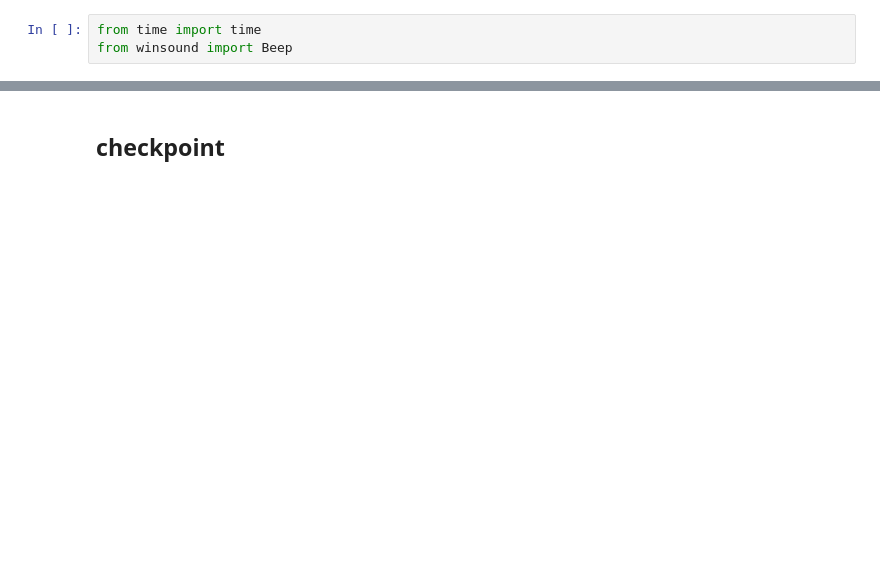
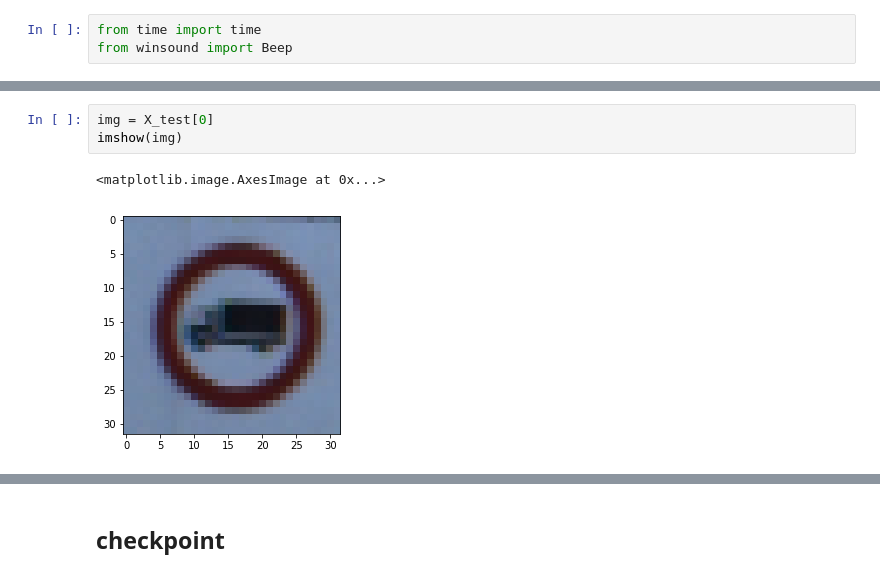
Before and after one commit to maslovw/SDND, a Jupyter notebook: TrafficSignlassifier/Traffic_Sign_Classifier.ipynb, the cells around one changed output, grey strips where cells are left out. Cells and saved outputs as stored; diff of their text form; blank space fills up the shorter version.

```diff
--- a/TrafficSignlassifier/Traffic_Sign_Classifier.ipynb
+++ b/TrafficSignlassifier/Traffic_Sign_Classifier.ipynb
@@ -347,0 +204,6 @@ Beep(2500, 1000)
+# %%
+img = X_test[0]
+imshow(img)
+# %% [output]
+<matplotlib.image.AxesImage at 0x...>
+[figure, added]
```
Also changed, not shown: parts of 65 cells of this notebook.
